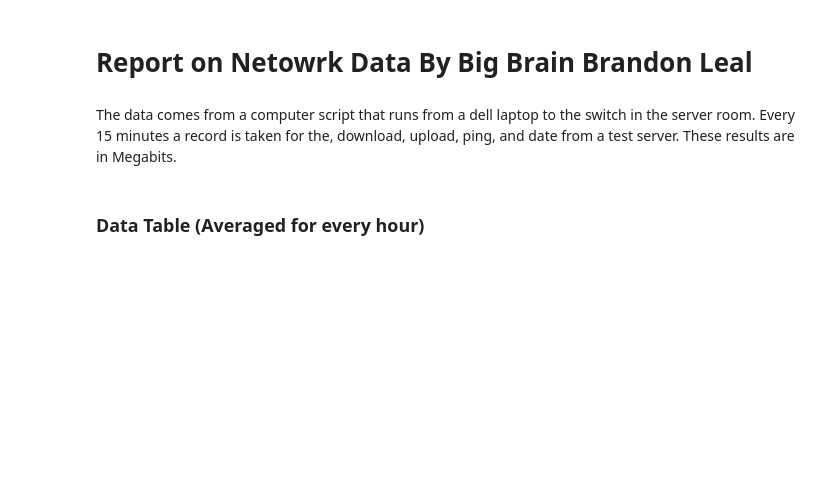
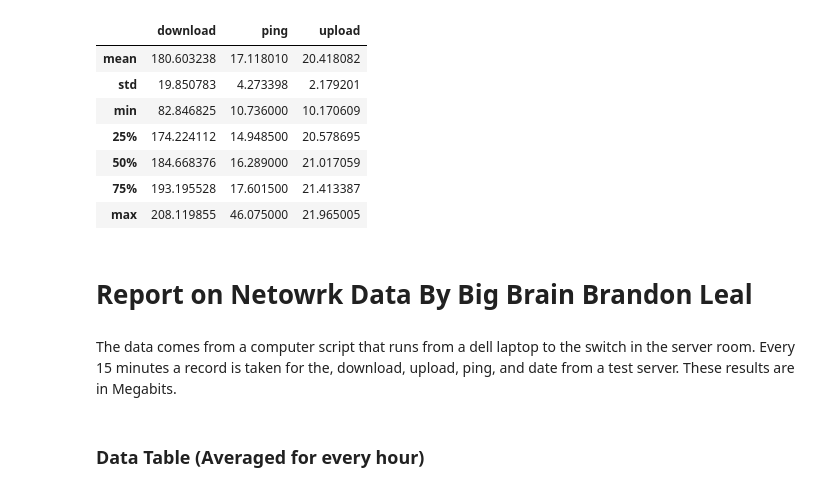
Before and after one commit to FunFighter/Network-Records, a Jupyter notebook: DataCleaning.ipynb, the cells around one changed output. Cells and saved outputs as stored; diff of their text form; code cells hidden in the pictures; blank space fills up the shorter version.

```diff
--- a/DataCleaning.ipynb
+++ b/DataCleaning.ipynb
@@ -30,4 +28,16 @@ clean_df = clean_df.drop(columns=['_id','timeStamp'])
 clean_df = clean_df.set_index(pd.DatetimeIndex(clean_df['localTime'])).drop(columns='localTime')
+# %%
+stat_res = clean_df.describe()
+stat_res.drop('count')
+# %% [output]
+|  | download | ping | upload |
+| mean | 180.603238 | 17.118010 | 20.418082 |
+| std | 19.850783 | 4.273398 | 2.179201 |
+| min | 82.846825 | 10.736000 | 10.170609 |
+| 25% | 174.224112 | 14.948500 | 20.578695 |
+| 50% | 184.668376 | 16.289000 | 21.017059 |
+| 75% | 193.195528 | 17.601500 | 21.413387 |
+| max | 208.119855 | 46.075000 | 21.965005 |
 # %%
 sorted_df = clean_df.groupby([clean_df.index.day ,clean_df.index.hour]).mean()
 # %% [markdown]
```
Also changed, not shown: parts of 8 cells of this notebook, 2 other files.
